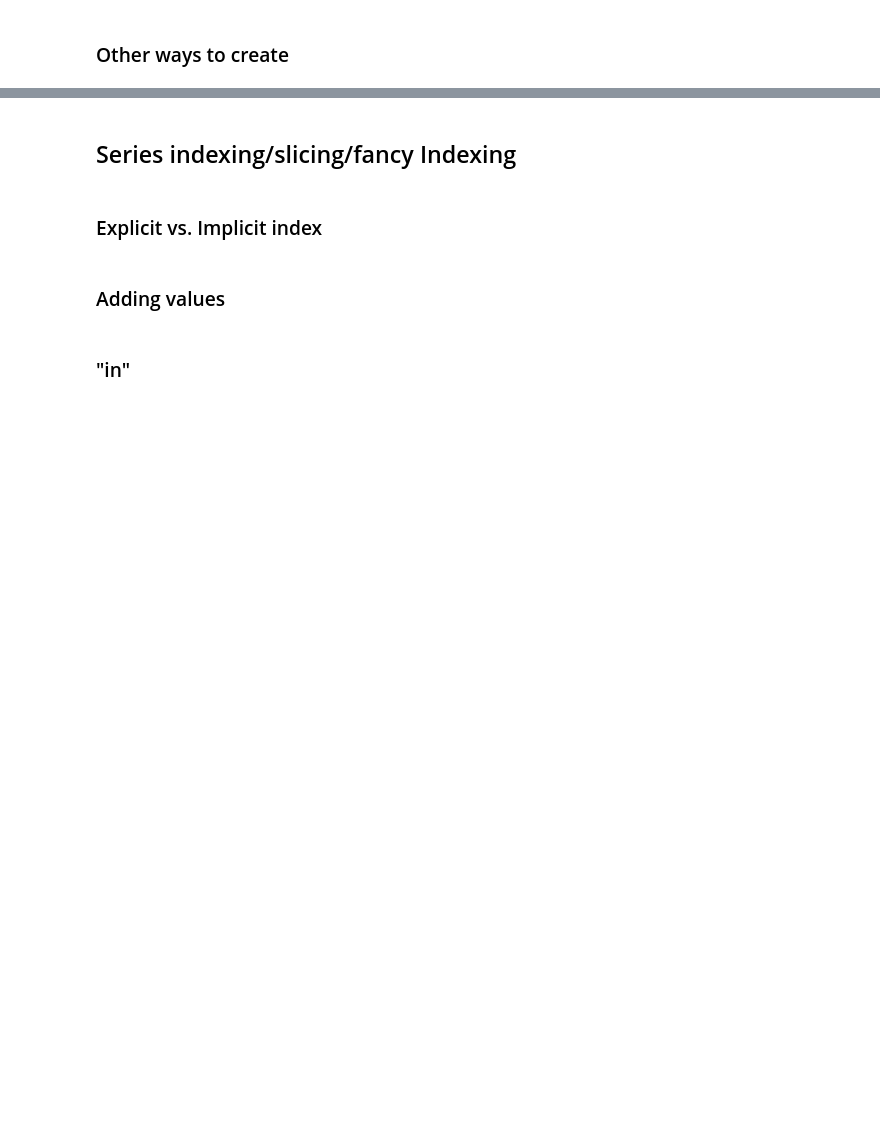
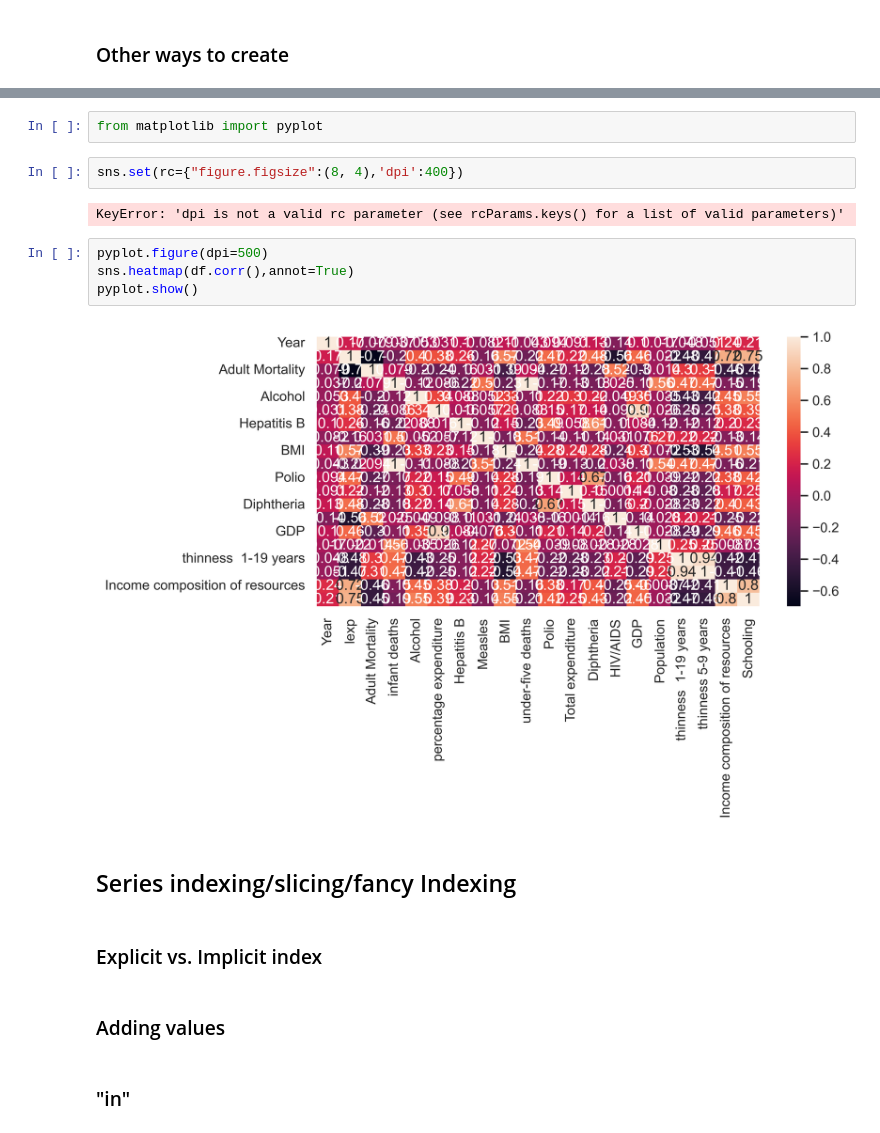
Before and after one commit to AtiChetsurakul/codealongcsfordsaiAti, a Jupyter notebook: Lectures/02-Data Science/code-along/Pandas.ipynb, the cells around one changed output, grey strips where cells are left out. Cells and saved outputs as stored; diff of their text form; blank space fills up the shorter version.

```diff
--- a/Lectures/02-Data Science/code-along/Pandas.ipynb
+++ b/Lectures/02-Data Science/code-along/Pandas.ipynb
@@ -57,3 +233,15 @@ DataFrame is an analog of a two-dimensional array with both flexible row indices
+# %%
+from matplotlib import pyplot
+# %%
+sns.set(rc={"figure.figsize":(8, 4),'dpi':400})
+# %% [output]
+KeyError: 'dpi is not a valid rc parameter (see rcParams.keys() for a list of valid parameters)'
+# %%
+pyplot.figure(dpi=500)
+sns.heatmap(df.corr(),annot=True)
+pyplot.show()
+# %% [output]
+[figure, added]
 # %% [markdown]
  ## Series indexing/slicing/fancy Indexing
 # %% [markdown]
```
Also changed, not shown: parts of 27 cells of this notebook, 2 other files.
